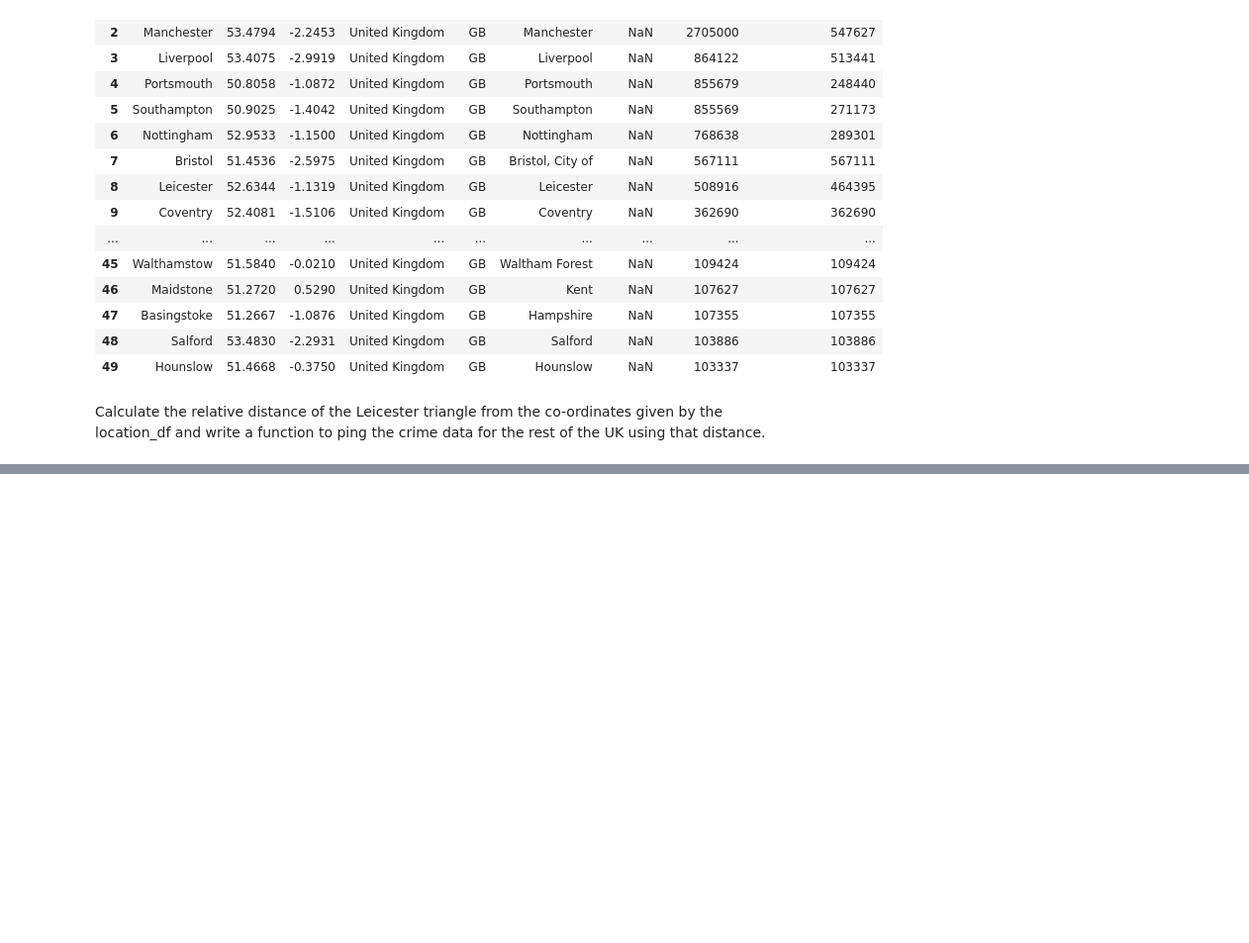
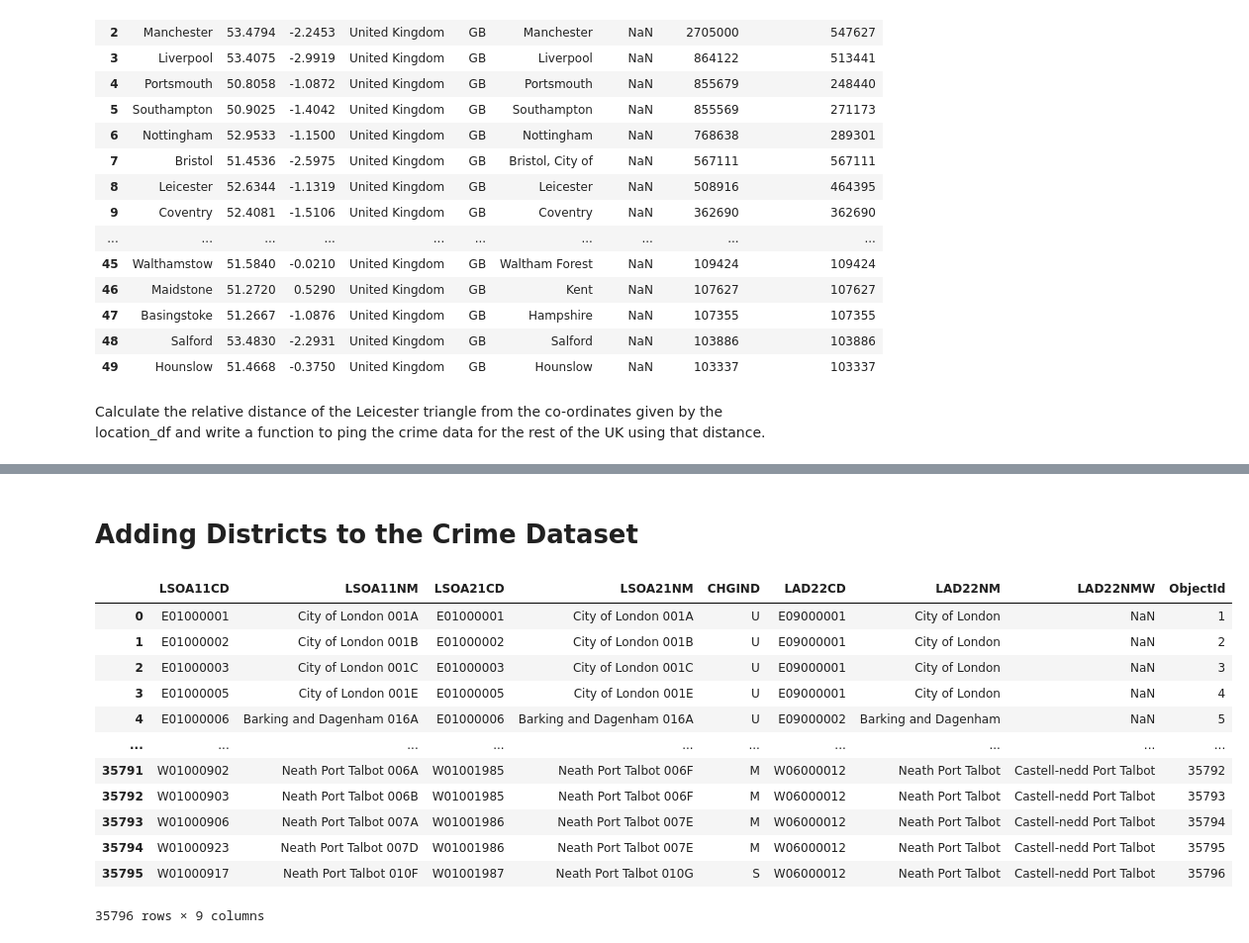
Before and after one commit to willbanny/Location-Analysis, a Jupyter notebook: crime_data/crime_data_notebooks/Crime_Data_Test_Book.ipynb, the cells around one changed output, grey strips where cells are left out. Shown at 99% size. Drawn from its saved outputs; the diff is of its cells as text; code cells hidden in the pictures; blank space fills up the shorter version.

```diff
--- a/crime_data/crime_data_notebooks/Crime_Data_Test_Book.ipynb
+++ b/crime_data/crime_data_notebooks/Crime_Data_Test_Book.ipynb
@@ -189,0 +366,20 @@ Calculate the relative distance of the Leicester triangle from the co-ordinates
+# %% [markdown]
+# Adding Districts to the Crime Dataset
+# %%
+LSOA_Local_Authorities_df = pd.read_csv('/home/mih_sud/code/willbanny/Location-Analysis/raw_data/LSOA_(2011)_to_LSOA_(2021)_to_Local_Authority_District_(2022)_Lookup_for_England_and_Wales_(Version_2).csv')
+# %%
+LSOA_Local_Authorities_df[]
+# %% [output]
+|  | LSOA11CD | LSOA11NM | LSOA21CD | LSOA21NM | CHGIND | LAD22CD | LAD22NM | LAD22NMW | ObjectId |
+| 0 | E01000001 | City of London 001A | E01000001 | City of London 001A | U | E09000001 | City of London | NaN | 1 |
+| 1 | E01000002 | City of London 001B | E01000002 | City of London 001B | U | E09000001 | City of London | NaN | 2 |
+| 2 | E01000003 | City of London 001C | E01000003 | City of London 001C | U | E09000001 | City of London | NaN | 3 |
+| 3 | E01000005 | City of London 001E | E01000005 | City of London 001E | U | E09000001 | City of London | NaN | 4 |
+| 4 | E01000006 | Barking and Dagenham 016A | E01000006 | Barking and Dagenham 016A | U | E09000002 | Barking and Dagenham | NaN | 5 |
+| ... | ... | ... | ... | ... | ... | ... | ... | ... | ... |
+| 35791 | W01000902 | Neath Port Talbot 006A | W01001985 | Neath Port Talbot 006F | M | W06000012 | Neath Port Talbot | Castell-nedd Port Talbot | 35792 |
+| 35792 | W01000903 | Neath Port Talbot 006B | W01001985 | Neath Port Talbot 006F | M | W06000012 | Neath Port Talbot | Castell-nedd Port Talbot | 35793 |
+| 35793 | W01000906 | Neath Port Talbot 007A | W01001986 | Neath Port Talbot 007E | M | W06000012 | Neath Port Talbot | Castell-nedd Port Talbot | 35794 |
+| 35794 | W01000923 | Neath Port Talbot 007D | W01001986 | Neath Port Talbot 007E | M | W06000012 | Neath Port Talbot | Castell-nedd Port Talbot | 35795 |
+| 35795 | W01000917 | Neath Port Talbot 010F | W01001987 | Neath Port Talbot 010G | S | W06000012 | Neath Port Talbot | Castell-nedd Port Talbot | 35796 |
+35796 rows × 9 columns
```
Also changed, not shown: parts of 40 cells of this notebook.
